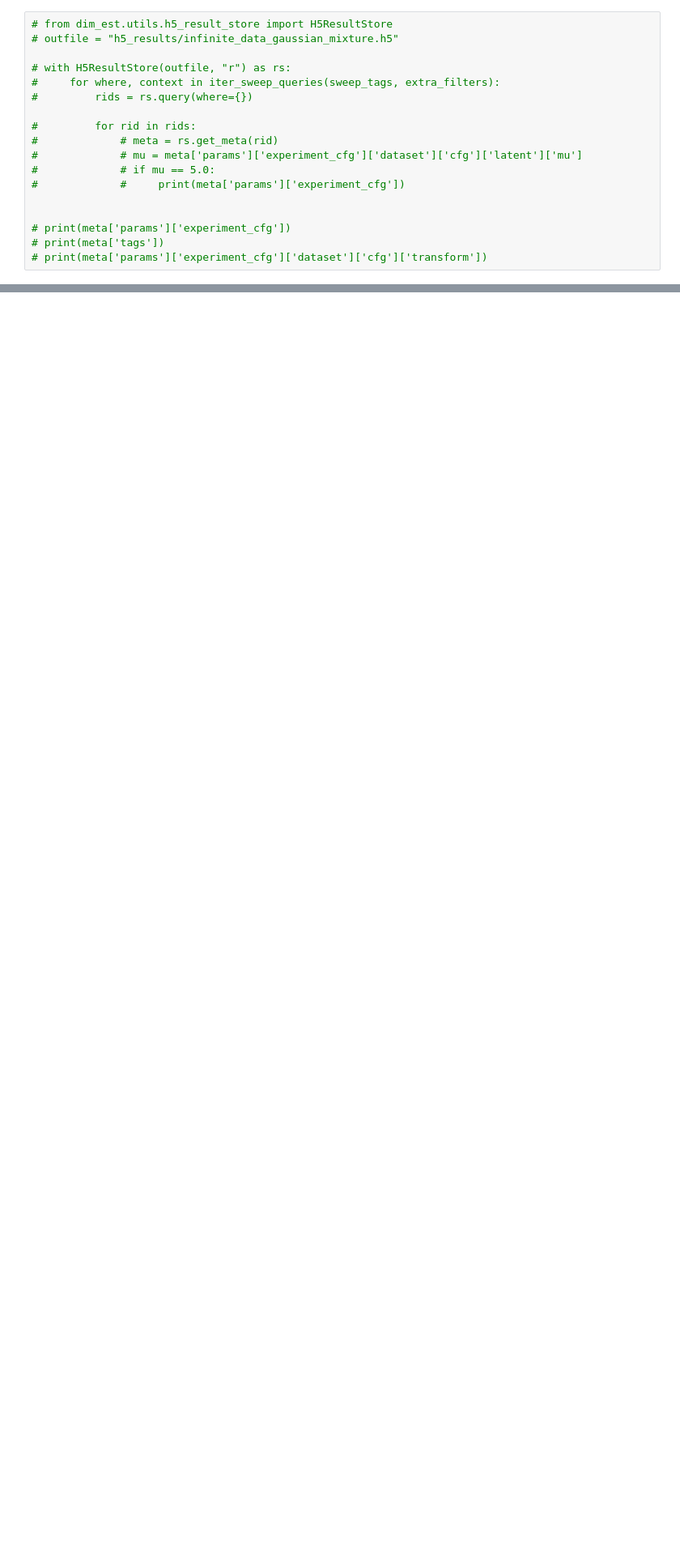
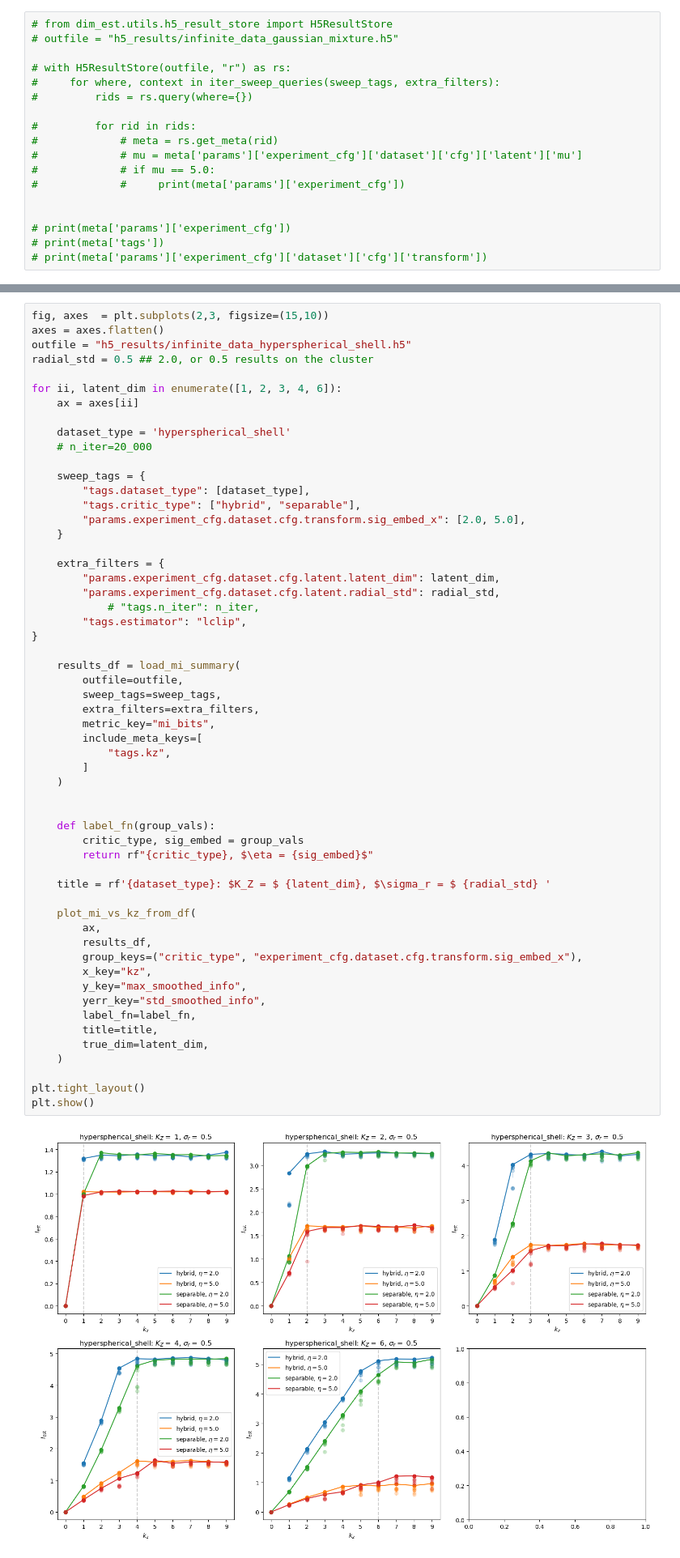
Before and after one commit to paarthgulati/dim_est, a Jupyter notebook: plotting_infinite_data.ipynb, the cells around one changed output, grey strips where cells are left out. Shown at 81% size. Cells and saved outputs as stored; diff of their text form; blank space fills up the shorter version.

```diff
--- a/plotting_infinite_data.ipynb
+++ b/plotting_infinite_data.ipynb
@@ -283,3 +285,61 @@ plt.show()
+# %%
+fig, axes  = plt.subplots(2,3, figsize=(15,10))
+axes = axes.flatten()
+outfile = "h5_results/infinite_data_hyperspherical_shell.h5"
+radial_std = 0.5 ## 2.0, or 0.5 results on the cluster
+
+for ii, latent_dim in enumerate([1, 2, 3, 4, 6]):
+    ax = axes[ii]
+
+    dataset_type = 'hyperspherical_shell'
+    # n_iter=20_000
+
+    sweep_tags = {
+        "tags.dataset_type": [dataset_type],
+        "tags.critic_type": ["hybrid", "separable"],
+        "params.experiment_cfg.dataset.cfg.transform.sig_embed_x": [2.0, 5.0],
+    }
+
+    extra_filters = {
+        "params.experiment_cfg.dataset.cfg.latent.latent_dim": latent_dim,
+        "params.experiment_cfg.dataset.cfg.latent.radial_std": radial_std,
+            # "tags.n_iter": n_iter,
+        "tags.estimator": "lclip",
+}
+
+    results_df = load_mi_summary(
+        outfile=outfile,
+        sweep_tags=sweep_tags,
+        extra_filters=extra_filters,
+        metric_key="mi_bits",
+        include_meta_keys=[
+            "tags.kz",
+        ]
+    )
+
+
+    def label_fn(group_vals):
+        critic_type, sig_embed = group_vals
+        return rf"{critic_type}, $\eta = {sig_embed}$"
+
+    title = rf'{dataset_type}: $K_Z = $ {latent_dim}, $\sigma_r = $ {radial_std} '
+
+    plot_mi_vs_kz_from_df(
+        ax,
+        results_df,
+        group_keys=("critic_type", "experiment_cfg.dataset.cfg.transform.sig_embed_x"),
+        x_key="kz",
+        y_key="max_smoothed_info",
+        yerr_key="std_smoothed_info",
+        label_fn=label_fn,
+        title=title,
+        true_dim=latent_dim,
+    )
+
+plt.tight_layout()
+plt.show()
+# %% [output]
+[figure, added]
 # %%
 fig, axes  = plt.subplots(1,3, figsize=(15,5))
 
```
Also changed, not shown: parts of 3 cells of this notebook, 7 other files.
